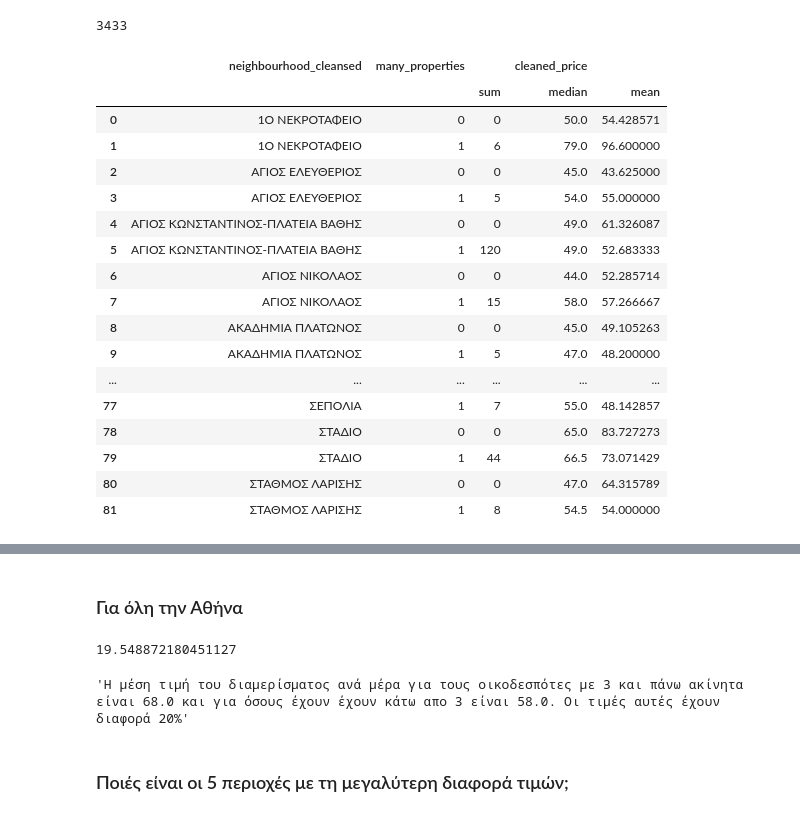
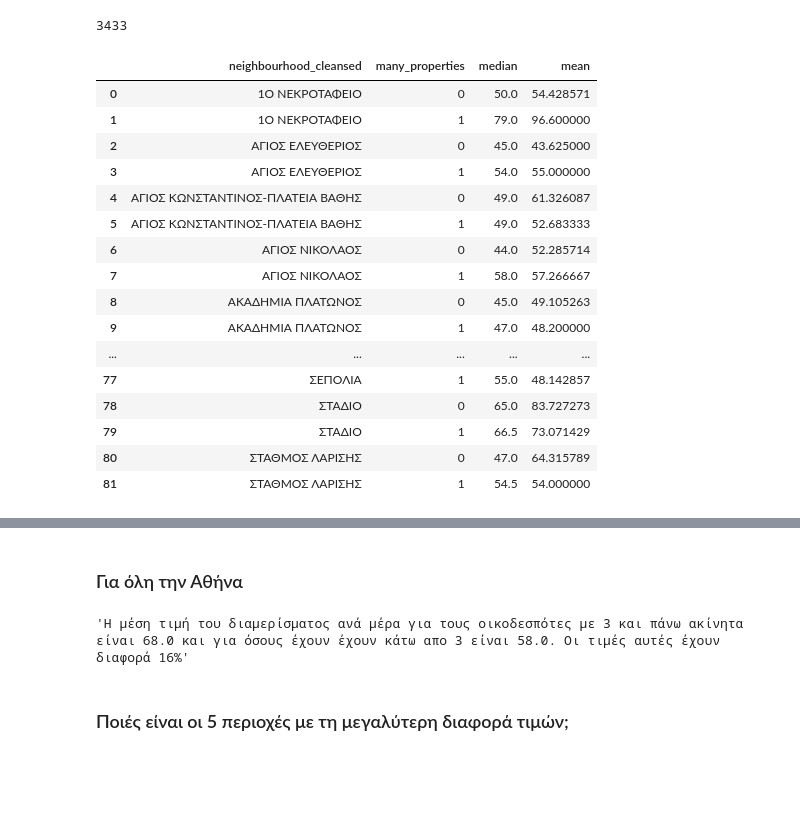
Before and after one commit to ChrysoulaMarinou/airbnb_entrepreneurship, a Jupyter notebook: Airbnb_Analysis.ipynb, the cells around one changed output, grey strips where cells are left out. Cells and saved outputs as stored; diff of their text form; code cells hidden in the pictures; blank space fills up the shorter version.

```diff
--- a/Airbnb_Analysis.ipynb
+++ b/Airbnb_Analysis.ipynb
@@ -370,29 +328,27 @@ len(room_specific)
 # %% [output]
 3433
 # %%
-pay=room_specific.groupby(by=['neighbourhood_cleansed', 'many_properties']).agg({
-    'many_properties':'sum',
-    'cleaned_price':['median', 'mean']}).reset_index()
-pay
+# επαναλμβάνουμε την ανάλυση
+price_per_night_area=room_specific.groupby(by=['neighbourhood_cleansed', 'many_properties'])['cleaned_price'].agg(['median', 'mean']).reset_index()
+price_per_night_area
 # %% [output]
-|  | neighbourhood_cleansed | many_properties |  | cleaned_price |  |
-|  |  |  | sum | median | mean |
-| 0 | 1Ο ΝΕΚΡΟΤΑΦΕΙΟ | 0 | 0 | 50.0 | 54.428571 |
-| 1 | 1Ο ΝΕΚΡΟΤΑΦΕΙΟ | 1 | 6 | 79.0 | 96.600000 |
-| 2 | ΑΓΙΟΣ ΕΛΕΥΘΕΡΙΟΣ | 0 | 0 | 45.0 | 43.625000 |
-| 3 | ΑΓΙΟΣ ΕΛΕΥΘΕΡΙΟΣ | 1 | 5 | 54.0 | 55.000000 |
-| 4 | ΑΓΙΟΣ ΚΩΝΣΤΑΝΤΙΝΟΣ-ΠΛΑΤΕΙΑ ΒΑΘΗΣ | 0 | 0 | 49.0 | 61.326087 |
-| 5 | ΑΓΙΟΣ ΚΩΝΣΤΑΝΤΙΝΟΣ-ΠΛΑΤΕΙΑ ΒΑΘΗΣ | 1 | 120 | 49.0 | 52.683333 |
-| 6 | ΑΓΙΟΣ ΝΙΚΟΛΑΟΣ | 0 | 0 | 44.0 | 52.285714 |
-| 7 | ΑΓΙΟΣ ΝΙΚΟΛΑΟΣ | 1 | 15 | 58.0 | 57.266667 |
-| 8 | ΑΚΑΔΗΜΙΑ ΠΛΑΤΩΝΟΣ | 0 | 0 | 45.0 | 49.105263 |
-| 9 | ΑΚΑΔΗΜΙΑ ΠΛΑΤΩΝΟΣ | 1 | 5 | 47.0 | 48.200000 |
-| ... | ... | ... | ... | ... | ... |
-| 77 | ΣΕΠΟΛΙΑ | 1 | 7 | 55.0 | 48.142857 |
-| 78 | ΣΤΑΔΙΟ | 0 | 0 | 65.0 | 83.727273 |
-| 79 | ΣΤΑΔΙΟ | 1 | 44 | 66.5 | 73.071429 |
-| 80 | ΣΤΑΘΜΟΣ ΛΑΡΙΣΗΣ | 0 | 0 | 47.0 | 64.315789 |
-| 81 | ΣΤΑΘΜΟΣ ΛΑΡΙΣΗΣ | 1 | 8 | 54.5 | 54.000000 |
+|  | neighbourhood_cleansed | many_properties | median | mean |
+| 0 | 1Ο ΝΕΚΡΟΤΑΦΕΙΟ | 0 | 50.0 | 54.428571 |
+| 1 | 1Ο ΝΕΚΡΟΤΑΦΕΙΟ | 1 | 79.0 | 96.600000 |
+| 2 | ΑΓΙΟΣ ΕΛΕΥΘΕΡΙΟΣ | 0 | 45.0 | 43.625000 |
+| 3 | ΑΓΙΟΣ ΕΛΕΥΘΕΡΙΟΣ | 1 | 54.0 | 55.000000 |
+| 4 | ΑΓΙΟΣ ΚΩΝΣΤΑΝΤΙΝΟΣ-ΠΛΑΤΕΙΑ ΒΑΘΗΣ | 0 | 49.0 | 61.326087 |
+| 5 | ΑΓΙΟΣ ΚΩΝΣΤΑΝΤΙΝΟΣ-ΠΛΑΤΕΙΑ ΒΑΘΗΣ | 1 | 49.0 | 52.683333 |
+| 6 | ΑΓΙΟΣ ΝΙΚΟΛΑΟΣ | 0 | 44.0 | 52.285714 |
+| 7 | ΑΓΙΟΣ ΝΙΚΟΛΑΟΣ | 1 | 58.0 | 57.266667 |
+| 8 | ΑΚΑΔΗΜΙΑ ΠΛΑΤΩΝΟΣ | 0 | 45.0 | 49.105263 |
+| 9 | ΑΚΑΔΗΜΙΑ ΠΛΑΤΩΝΟΣ | 1 | 47.0 | 48.200000 |
+| ... | ... | ... | ... | ... |
+| 77 | ΣΕΠΟΛΙΑ | 1 | 55.0 | 48.142857 |
+| 78 | ΣΤΑΔΙΟ | 0 | 65.0 | 83.727273 |
+| 79 | ΣΤΑΔΙΟ | 1 | 66.5 | 73.071429 |
+| 80 | ΣΤΑΘΜΟΣ ΛΑΡΙΣΗΣ | 0 | 47.0 | 64.315789 |
+| 81 | ΣΤΑΘΜΟΣ ΛΑΡΙΣΗΣ | 1 | 54.5 | 54.000000 |
 # %%
 room_specific.groupby(by=['neighbourhood_cleansed', 'many_properties'])['cleaned_price'].median().sort_values()
 # %% [output]
@@ -420,17 +376,14 @@ price_per_night=room_specific.groupby(by=['many_properties'])['cleaned_price'].a
-# %%
-precentage_difference=((prof_hosts-amateur_hosts)/((prof_hosts+amateur_hosts)/2))*100
-precentage_difference
-# %% [output]
-19.548872180451127
 # %%
-amateur_hosts = price_per_night['median'][0]
-prof_hosts = price_per_night['median'][1]
+amateur_hosts =price_per_night_spec['median'][0]
+prof_hosts = price_per_night_spec['median'][1]
+
+precentage_difference=((prof_hosts-amateur_hosts)/((prof_hosts+amateur_hosts)/2))*100
 
 text= f'Η μέση τιμή του διαμερίσματος ανά μέρα για τους οικοδεσπότες με 3 και πάνω ακίνητα είναι {prof_hosts} \
 και για όσους έχουν έχουν κάτω απο 3 είναι {amateur_hosts}. Οι τιμές αυτές έχουν διαφορά {round(precentage_difference)}%'
 text
 # %% [output]
-'Η μέση τιμή του διαμερίσματος ανά μέρα για τους οικοδεσπότες με 3 και πάνω ακίνητα είναι 68.0 και για όσους έχουν έχουν κάτω απο 3 είναι 58.0. Οι τιμές αυτές έχουν διαφορά 20%'
+'Η μέση τιμή του διαμερίσματος ανά μέρα για τους οικοδεσπότες με 3 και πάνω ακίνητα είναι 68.0 και για όσους έχουν έχουν κάτω απο 3 είναι 58.0. Οι τιμές αυτές έχουν διαφορά 16%'
 # %% [markdown]
 ### Ποιές είναι οι 5 περιοχές με τη μεγαλύτερη διαφορά τιμών;
 # %%
```
Also changed, not shown: parts of 50 cells of this notebook.
